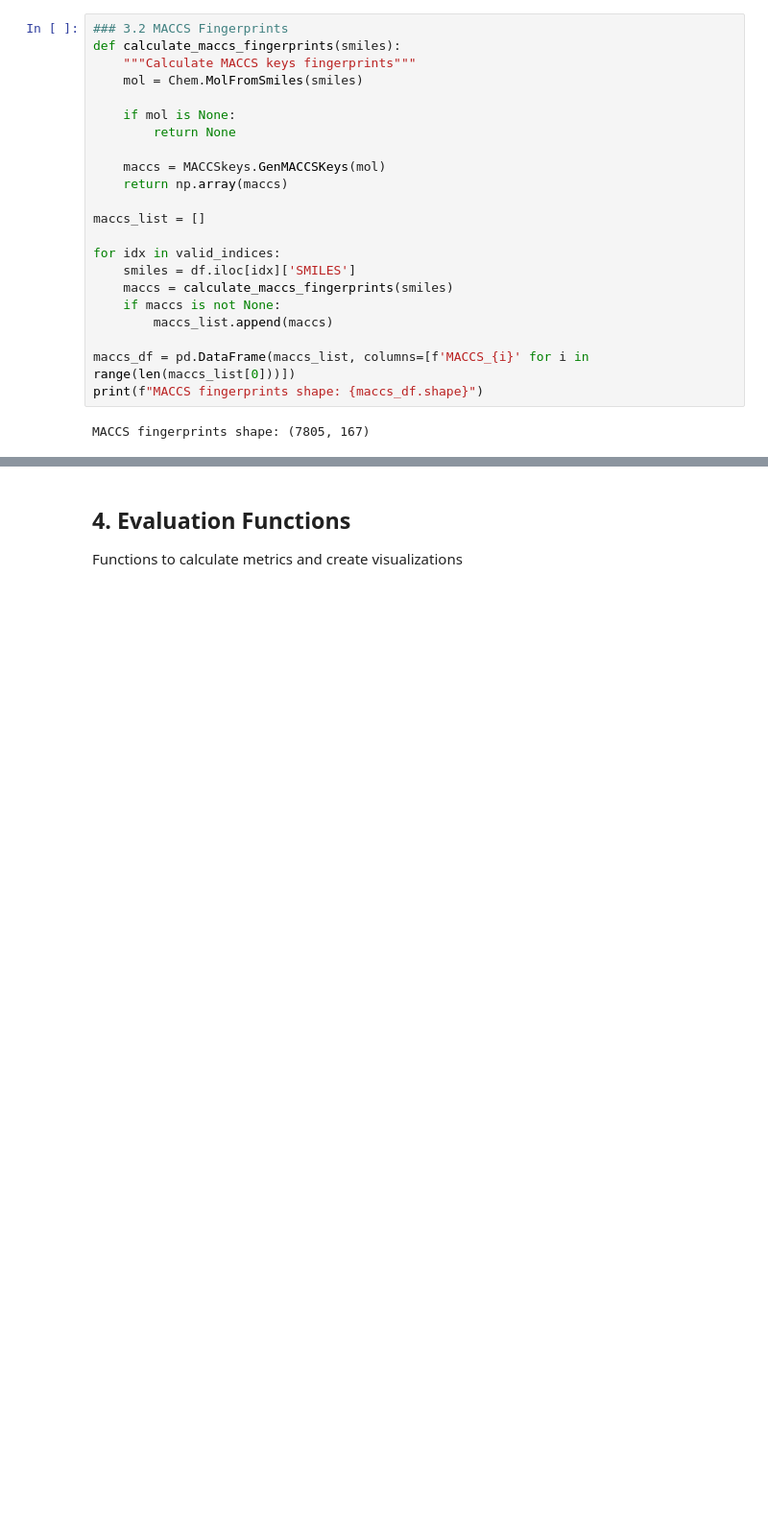
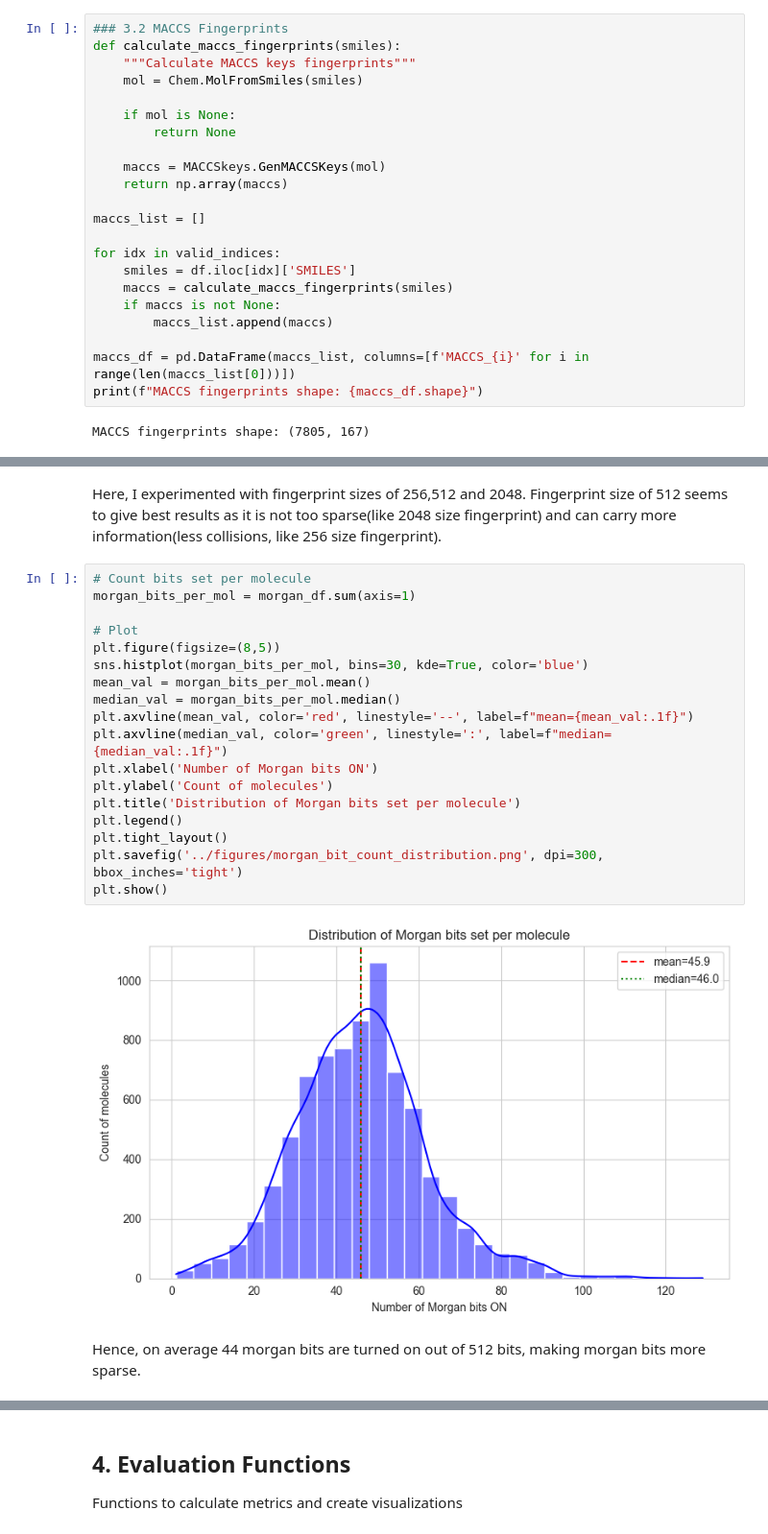
Before and after one commit to not-a-slacker/blood-brain-barrier-permeability-prediction, a Jupyter notebook: models/traditional_ml_methods.ipynb, the cells around one changed output, grey strips where cells are left out. Shown at 96% size. Saved outputs shown, nothing was run; the diff lists cells and outputs as text; blank space fills up the shorter version.

```diff
--- a/models/traditional_ml_methods.ipynb
+++ b/models/traditional_ml_methods.ipynb
@@ -215,3 +237,27 @@ Morgan fingerprints shape: (7805, 2048)
+# %% [markdown]
+Here, I experimented with fingerprint sizes of 256,512 and 2048. Fingerprint size of 512 seems to give best results as it is not too sparse(like 2048 size fingerprint) and can carry more information(less collisions, like 256 size fingerprint).
+# %%
+# Count bits set per molecule
+morgan_bits_per_mol = morgan_df.sum(axis=1)
+
+# Plot
+plt.figure(figsize=(8,5))
+sns.histplot(morgan_bits_per_mol, bins=30, kde=True, color='blue')
+mean_val = morgan_bits_per_mol.mean()
+median_val = morgan_bits_per_mol.median()
+plt.axvline(mean_val, color='red', linestyle='--', label=f"mean={mean_val:.1f}")
+plt.axvline(median_val, color='green', linestyle=':', label=f"median={median_val:.1f}")
+plt.xlabel('Number of Morgan bits ON')
+plt.ylabel('Count of molecules')
+plt.title('Distribution of Morgan bits set per molecule')
+plt.legend()
+plt.tight_layout()
+plt.savefig('../figures/morgan_bit_count_distribution.png', dpi=300, bbox_inches='tight')
+plt.show()
+# %% [output]
+[figure, added]
+# %% [markdown]
+Hence, on average 44 morgan bits are turned on out of 512 bits, making morgan bits more sparse.
 # %%
 ### 3.4 Combine Features and Prepare Labels
 # Get labels for valid molecules
```
Also changed, not shown: parts of 47 cells of this notebook.
